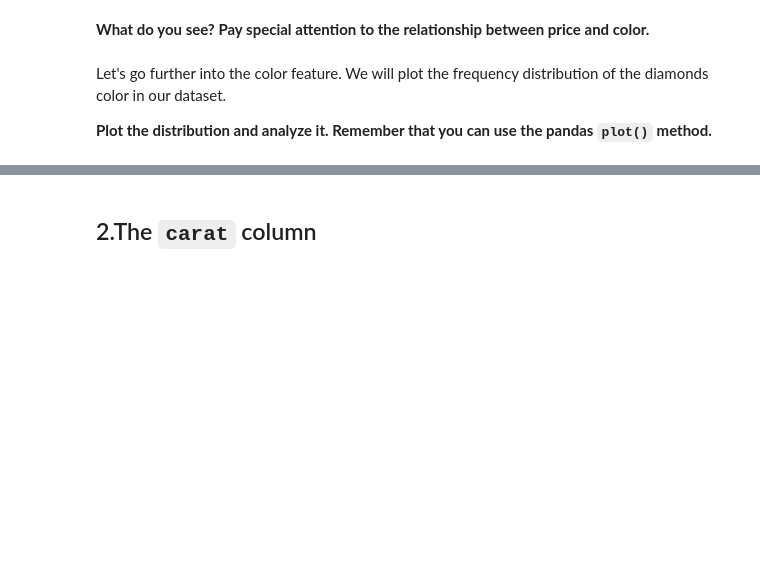
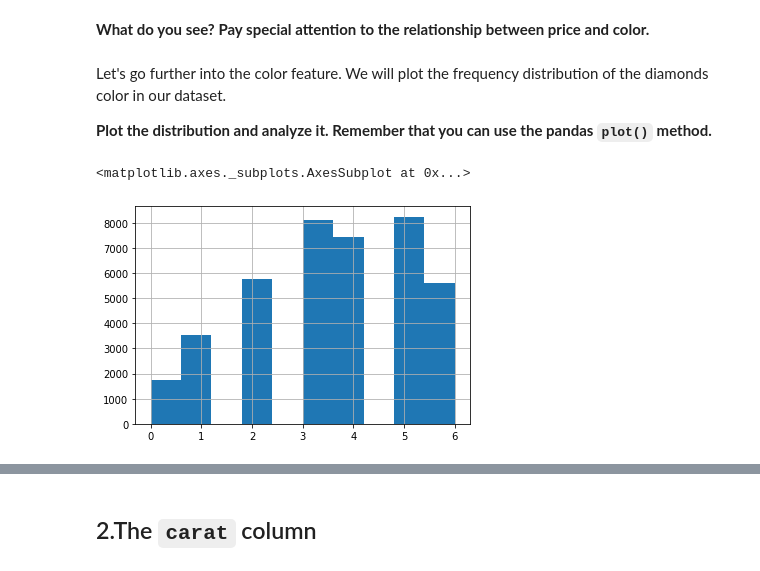
Before and after one commit to ta-data-lis/M2-mini-project1, a Jupyter notebook: 2.-EDA.ipynb, the cells around one changed output, grey strips where cells are left out. Drawn from its saved outputs; the diff is of its cells as text; code cells hidden in the pictures; blank space fills up the shorter version.

```diff
--- a/2.-EDA.ipynb
+++ b/2.-EDA.ipynb
@@ -44,3 +77,7 @@ Let's go further into the color feature. We will plot the frequency distribution
 **Plot the distribution and analyze it. Remember that you can use the pandas `plot()` method.**
 # %%
 #your code here
+diamonds["color"].hist()
+# %% [output]
+<matplotlib.axes._subplots.AxesSubplot at 0x...>
+[figure, added]
```
Also changed, not shown: parts of 44 cells of this notebook, 2 other files.
